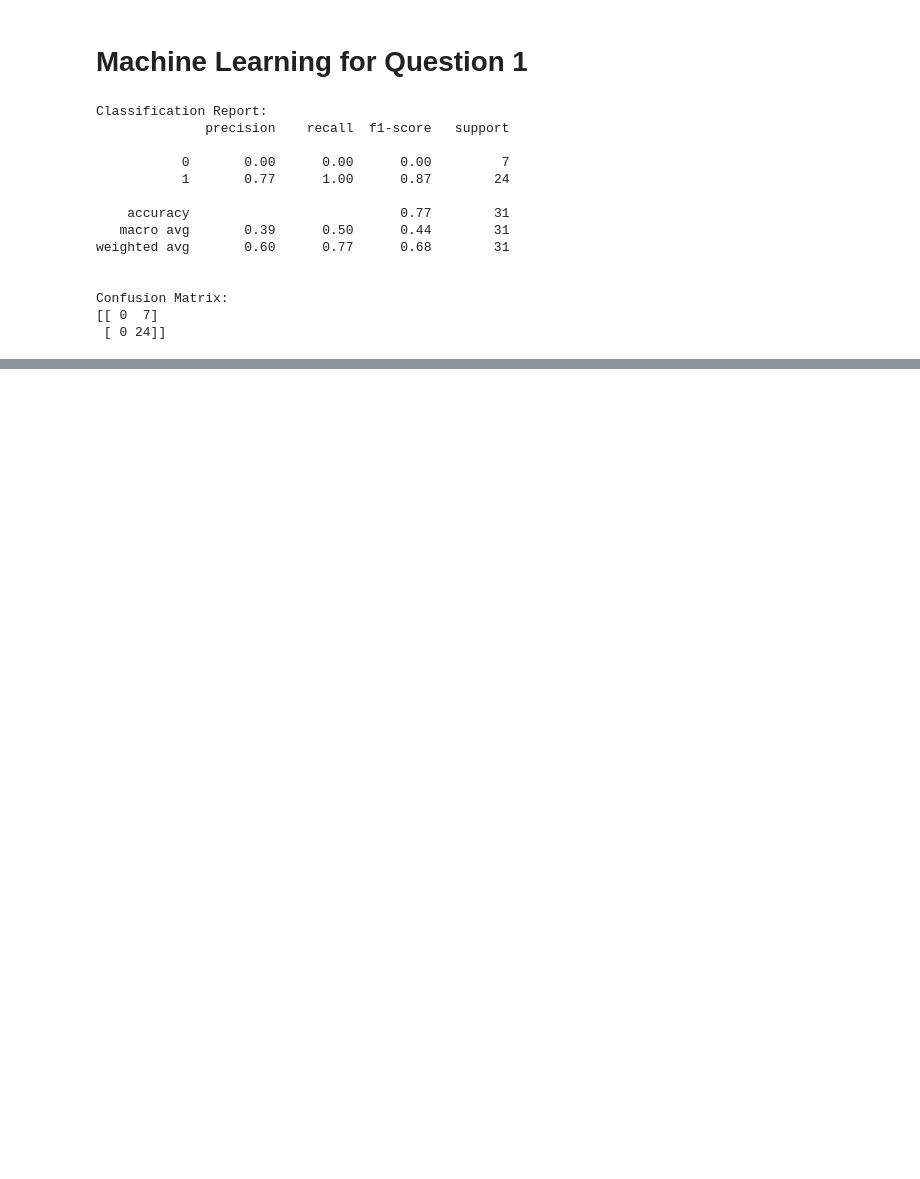
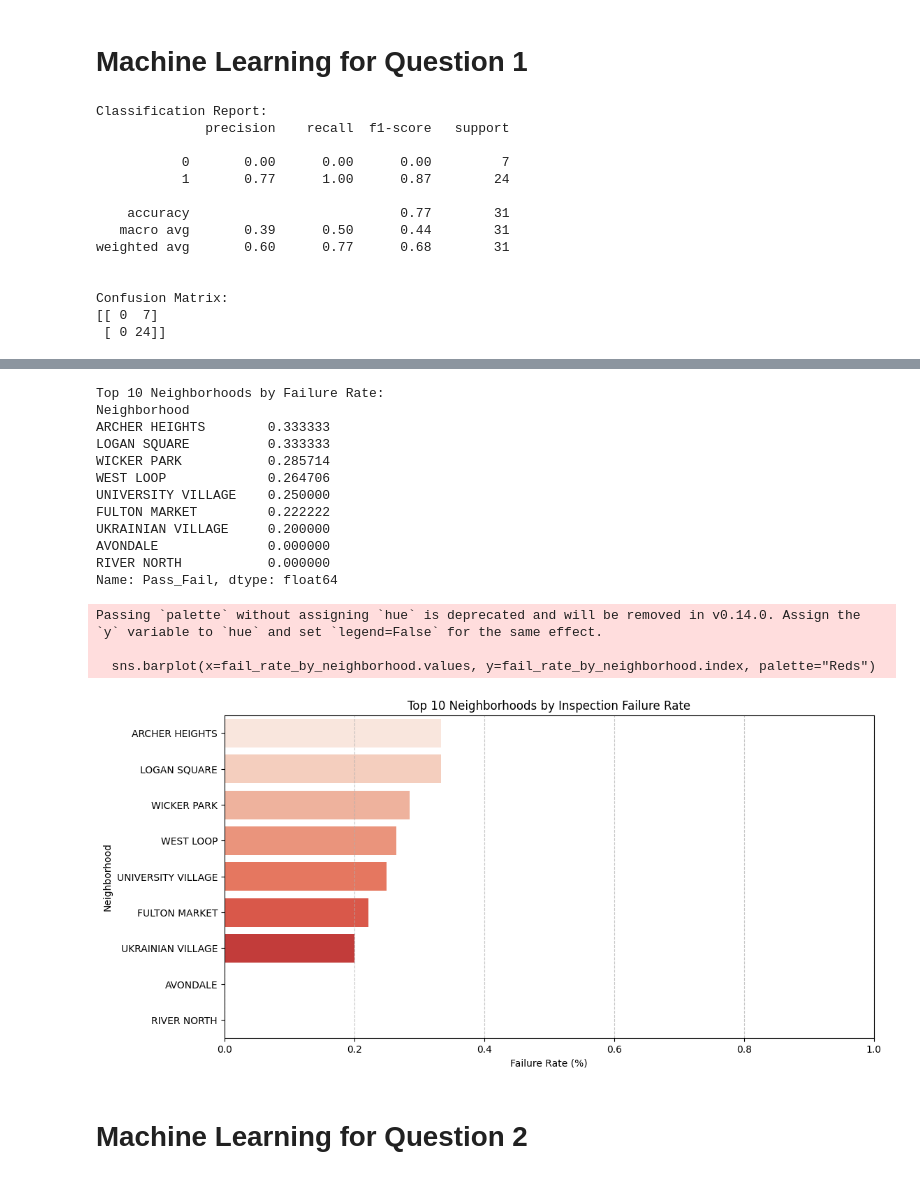
Before and after one commit to kyliemccabe1/Project-DW, a Jupyter notebook: Codes/Updated Project Jupyter Notebook.ipynb, the cells around one changed output, grey strips where cells are left out. Saved outputs shown, nothing was run; the diff lists cells and outputs as text; code cells hidden in the pictures; blank space fills up the shorter version.

```diff
--- a/Codes/Updated Project Jupyter Notebook.ipynb
+++ b/Codes/Updated Project Jupyter Notebook.ipynb
@@ -414,0 +600,58 @@ Confusion Matrix:
+# %%
+import pandas as pd
+import matplotlib.pyplot as plt
+import seaborn as sns
+
+# Load CSV
+merged_df = pd.read_csv("merged_cleaned.csv")
+
+# ----------------- Failure Rate (%) by Neighborhood -----------------
+
+# Create Pass/Fail column (1 = Pass, 0 = Fail)
+merged_df["Pass_Fail"] = merged_df["Results"].apply(lambda x: 1 if "Pass" in x else 0)
+
+# Group by Neighborhood and calculate Fail Rate
+fail_rate_by_neighborhood = merged_df.groupby("Neighborhood")["Pass_Fail"].apply(lambda x: 1 - x.mean())
+fail_rate_by_neighborhood = fail_rate_by_neighborhood.sort_values(ascending=False).head(10)
+
+print("Top 10 Neighborhoods by Failure Rate:")
+print(fail_rate_by_neighborhood)
+
+# Bar plot
+plt.figure(figsize=(12,6))
+sns.barplot(x=fail_rate_by_neighborhood.values, y=fail_rate_by_neighborhood.index, palette="Reds")
+plt.title("Top 10 Neighborhoods by Inspection Failure Rate")
+plt.xlabel("Failure Rate (%)")
+plt.ylabel("Neighborhood")
+plt.xlim(0, 1)
+plt.grid(axis='x', linestyle='--', alpha=0.7)
+plt.show()
+
+# ----------------- Average Critical Violations by Neighborhood -----------------
+
+# Count 'Critical' keywords in Violations
+merged_df["Critical_Violation_Count"] = merged_df["Violations"].apply(
+    lambda x: str(x).lower().count("critical") if pd.notnull(x) else 0
+)
+
+# Group by Neighborhood and calculate average Critical Violations
+critical_avg_by_neighborhood = merged_df.groupby("Neighborhood")["Critical_Violation_Count"].mean().sort_values(ascending=False).head(10)
+# %% [output]
+Top 10 Neighborhoods by Failure Rate:
+Neighborhood
+ARCHER HEIGHTS        0.333333
+LOGAN SQUARE          0.333333
+WICKER PARK           0.285714
+WEST LOOP             0.264706
+UNIVERSITY VILLAGE    0.250000
+FULTON MARKET         0.222222
+UKRAINIAN VILLAGE     0.200000
+AVONDALE              0.000000
+RIVER NORTH           0.000000
+Name: Pass_Fail, dtype: float64
+Passing `palette` without assigning `hue` is deprecated and will be removed in v0.14.0. Assign the `y` variable to `hue` and set `legend=False` for the same effect.
+
+  sns.barplot(x=fail_rate_by_neighborhood.values, y=fail_rate_by_neighborhood.index, palette="Reds")
+[figure, added]
+# %% [markdown]
+# Machine Learning for Question 2
```
Also changed, not shown: parts of 24 cells of this notebook.
